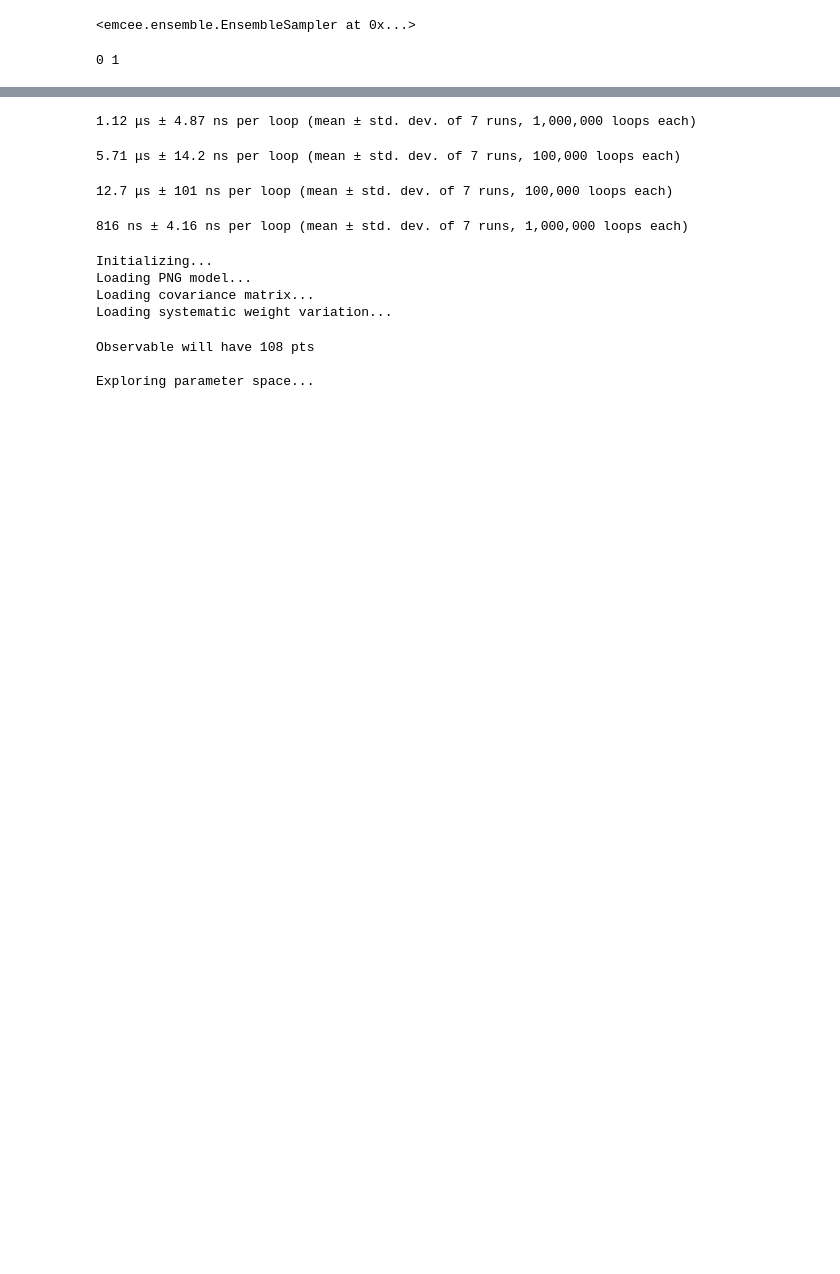
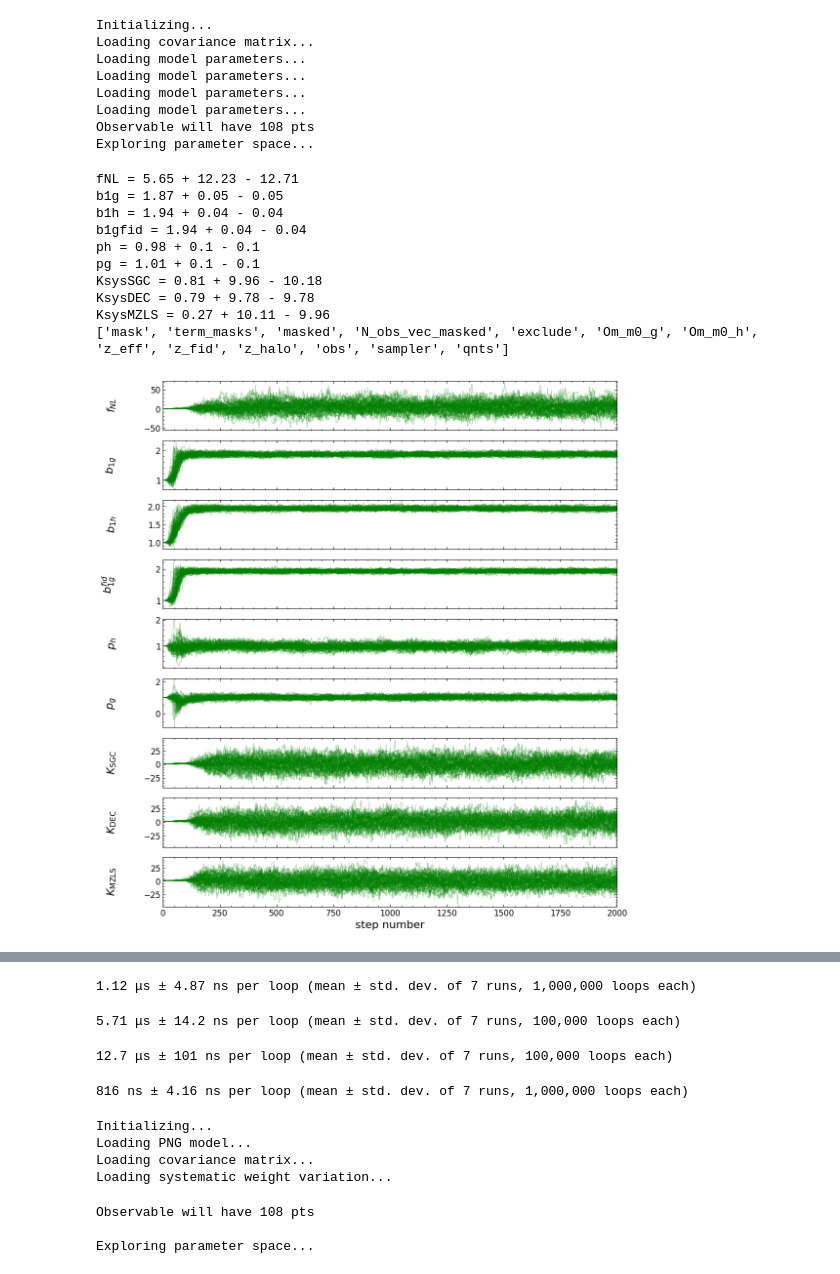
Before and after one commit to Hugh-Randall/MCMC_chain_code, a Jupyter notebook: scratch_work.ipynb, the cells around one changed output, grey strips where cells are left out. Cells and saved outputs as stored; diff of their text form; code cells hidden in the pictures; blank space fills up the shorter version.

Commit message:
added general function to load any parameterization coefficents

```diff
--- a/scratch_work.ipynb
+++ b/scratch_work.ipynb
@@ -67,4 +97,0 @@ KeyboardInterrupt:
-# %%
-mod.sampler
-# %% [output]
-<emcee.ensemble.EnsembleSampler at 0x...>
@@ -73,5 +98,48 @@ np.mean()
-# %%
-a,b = np.array([0,1])
-print(a, b)
-# %% [output]
-0 1
+# %%
+mod = PNGmodel(fid_corr = './inputs/abacus_averaged_fiducial_wts_fixed.fits',
+               math_model = Y1())
+mod.load_covariance(cov_pkg = './inputs/EZ_mock_covariance_matrix.npy')
+
+mod.load_fits('./inputs/quadfits_LRG_FastPM_Y3_fnl.csv')
+mod.load_fits('./inputs/quadfits_LRG_abacus_Y1_Ksys_SGC.csv', mapper={'c1': 'pvar_par_B1', 'c2': 'pvar_par_A1'})
+mod.load_fits('./inputs/quadfits_LRG_abacus_Y1_Ksys_SGC.csv', mapper={'c1': 'pvar_par_B2', 'c2': 'pvar_par_A2'})
+mod.load_fits('./inputs/quadfits_LRG_abacus_Y1_Ksys_SGC.csv', mapper={'c1': 'pvar_par_B3', 'c2': 'pvar_par_A3'})
+
+mod.run_sampling(min_type='data', # must be first argument
+                 fname_chain=f'./outputs/testchain_loadfits.txt', # must be second argument
+                 data_obs = f'./inputs/Y1_LRG_correlations_v1.5_.fits', # must provide data if min_type='data'
+                 nsteps = 2000, # Optional. Defaults to 20000, but set to 2000 for code testing
+                 # update_priors = {'b1g':[1.90, 0.06, 'gauss']},
+                 # Specify parameters that our MathModel needs
+                 **{'z_eff': 0.780,
+                    'Om_m0_g': 0.315,
+                    'z_fid': 0.776,
+                    'z_halo': 0.787,
+                    'Om_m0_h': 0.3089,
+                    # 'poi_hard_lims': ((-250,250),(0.5,4)),
+                    # 'gauss_priors': ((1.94,0.04),(1.94,0.04),(1,0.1),(1,0.1)),
+                    # 'Psys1_gauss_prior': (0,10),
+                    # 'Psys2_gauss_prior': (0,10),
+                    # 'Psys3_gauss_prior': (0,10)
+                   }
+                )
+# %% [output]
+Initializing...
+Loading covariance matrix...
+Loading model parameters...
+Loading model parameters...
+Loading model parameters...
+Loading model parameters...
+Observable will have 108 pts
+Exploring parameter space...
+fNL = 5.65 + 12.23 - 12.71
+b1g = 1.87 + 0.05 - 0.05
+b1h = 1.94 + 0.04 - 0.04
+b1gfid = 1.94 + 0.04 - 0.04
+ph = 0.98 + 0.1 - 0.1
+pg = 1.01 + 0.1 - 0.1
+KsysSGC = 0.81 + 9.96 - 10.18
+KsysDEC = 0.79 + 9.78 - 9.78
+KsysMZLS = 0.27 + 10.11 - 9.96
+['mask', 'term_masks', 'masked', 'N_obs_vec_masked', 'exclude', 'Om_m0_g', 'Om_m0_h', 'z_eff', 'z_fid', 'z_halo', 'obs', 'sampler', 'qnts']
+[figure, added]
```
Also changed, not shown: parts of 9 cells of this notebook, 6 other files.
